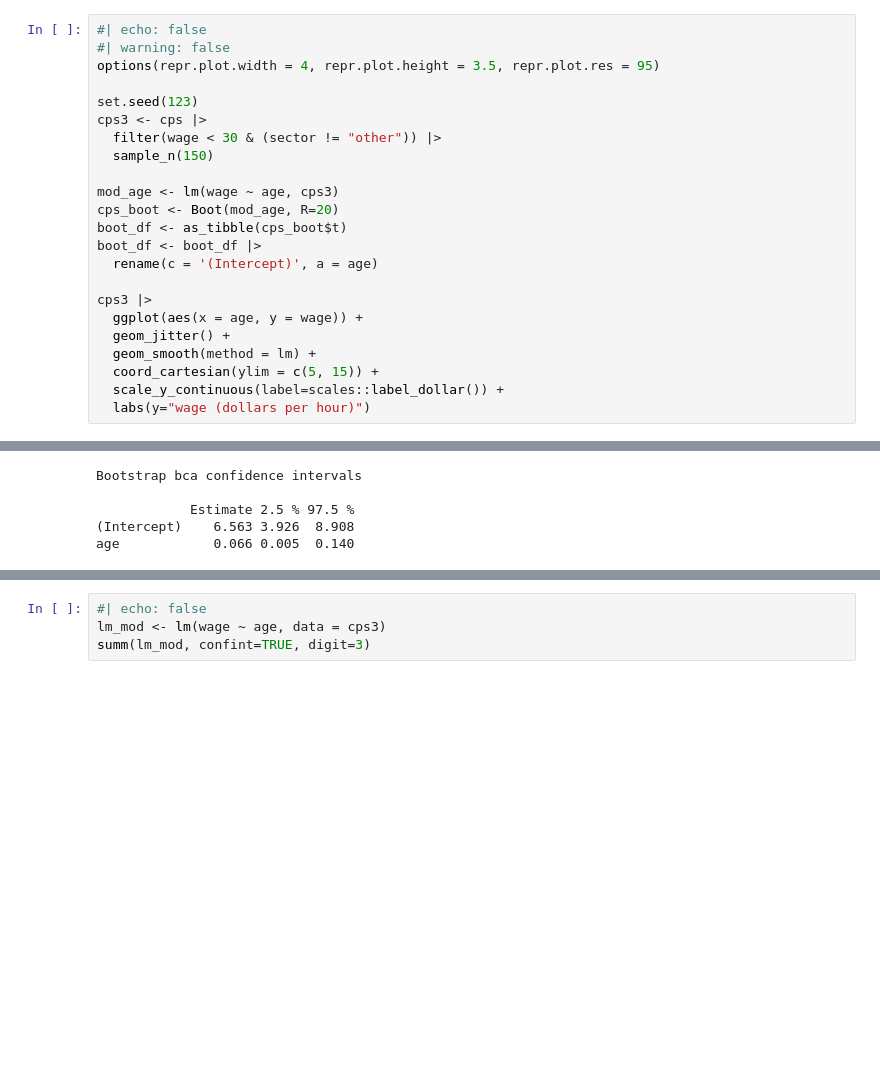
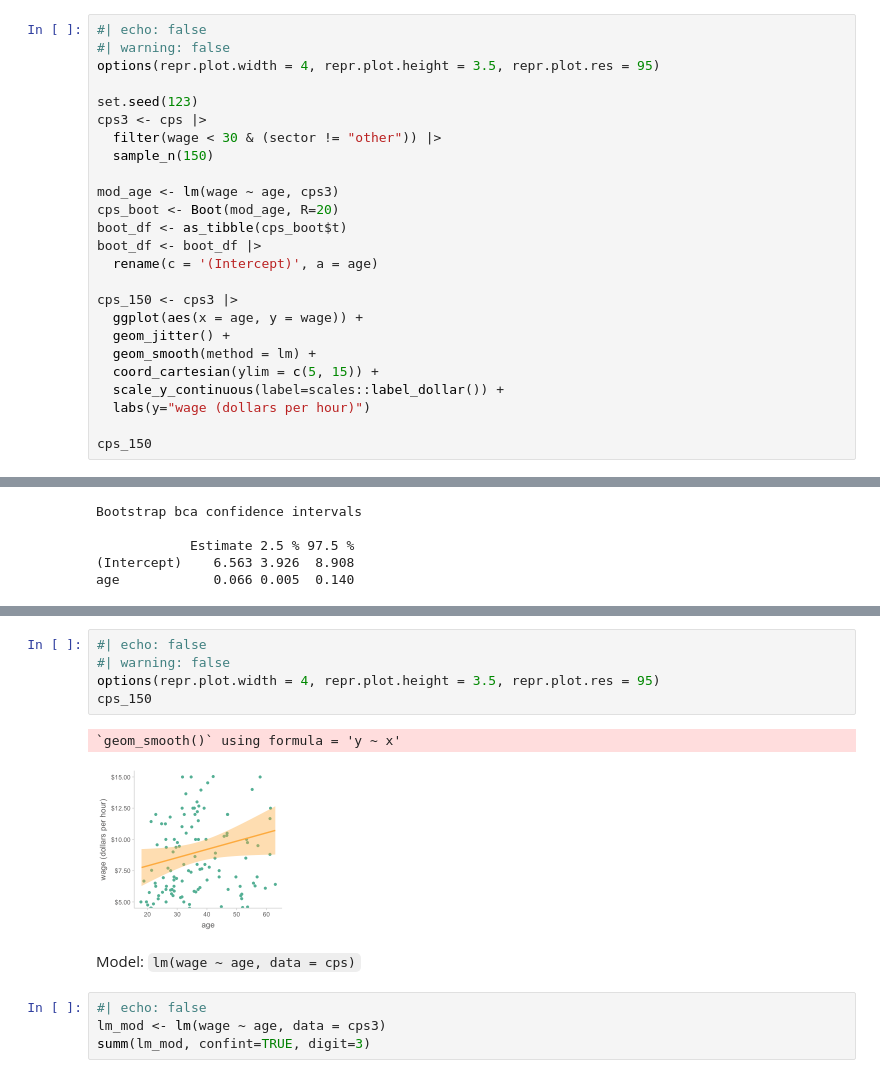
Before and after one commit to skcho13/statisticalmodelling, a Jupyter notebook: contents/overview.ipynb, the cells around one changed output, grey strips where cells are left out. Drawn from its saved outputs; the diff is of its cells as text; blank space fills up the shorter version.

```diff
--- a/contents/overview.ipynb
+++ b/contents/overview.ipynb
@@ -612,13 +612,15 @@ boot_df <- as_tibble(cps_boot$t)
 boot_df <- boot_df |>
   rename(c = '(Intercept)', a = age)
 
-cps3 |>
+cps_150 <- cps3 |>
   ggplot(aes(x = age, y = wage)) +
   geom_jitter() +
   geom_smooth(method = lm) +
   coord_cartesian(ylim = c(5, 15)) +
   scale_y_continuous(label=scales::label_dollar()) +
   labs(y="wage (dollars per hour)")
+
+cps_150
 # %% [output]
 `geom_smooth()` using formula = 'y ~ x'
 [figure]
@@ -690,3 +706,13 @@ Linear regression results (선형 회귀)
+# %%
+#| echo: false
+#| warning: false
+options(repr.plot.width = 4, repr.plot.height = 3.5, repr.plot.res = 95)
+cps_150
+# %% [output]
+`geom_smooth()` using formula = 'y ~ x'
+[figure, added]
+# %% [markdown]
+Model: `lm(wage ~ age, data = cps)`
 # %%
 #| echo: false
 lm_mod <- lm(wage ~ age, data = cps3)
```
Also changed, not shown: parts of 13 cells of this notebook, 16 other files.
